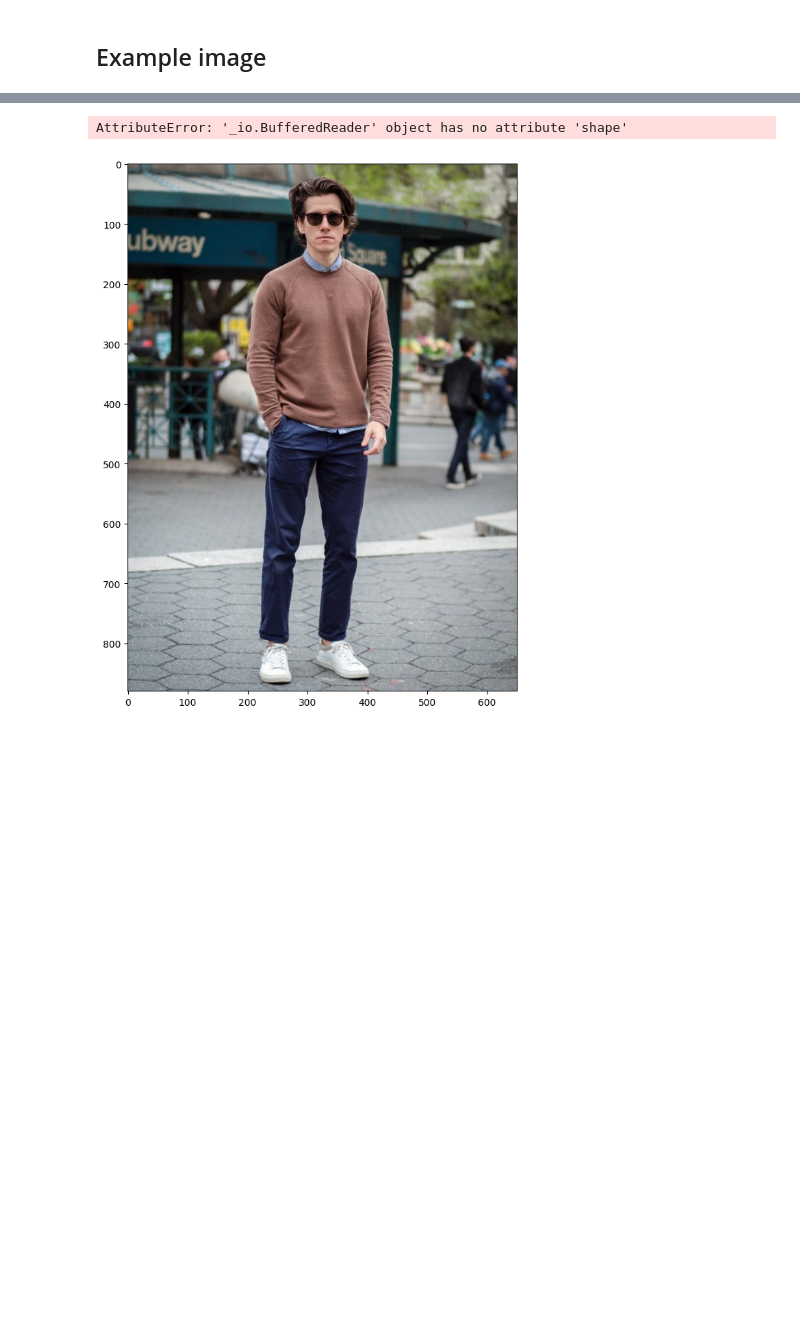
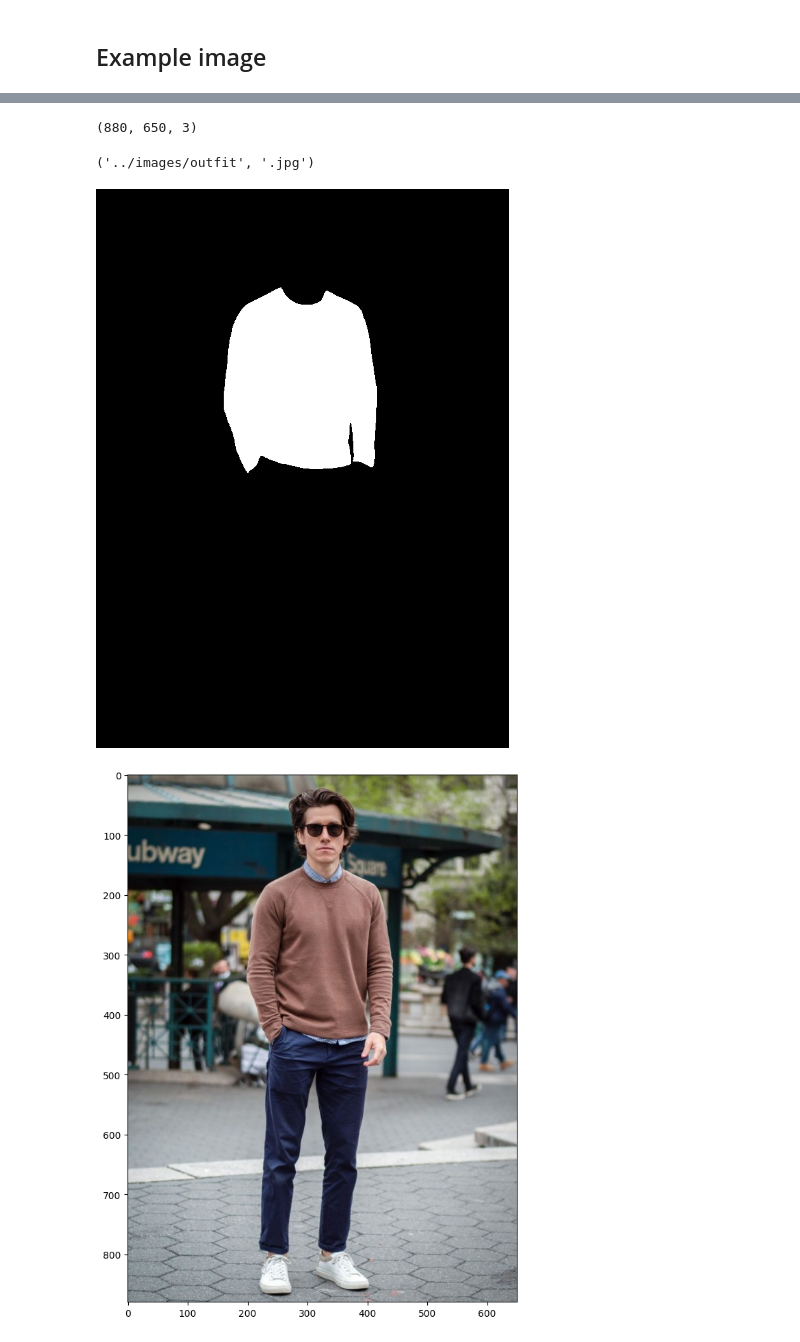
Before and after one commit to lasotaagency/SD-Hack, a Jupyter notebook: notebook/predictor_example.ipynb, the cells around one changed output, grey strips where cells are left out. Cells and saved outputs as stored; diff of their text form; code cells hidden in the pictures; blank space fills up the shorter version.

```diff
--- a/notebook/predictor_example.ipynb
+++ b/notebook/predictor_example.ipynb
@@ -47,4 +40,5 @@ x = open("../images/outfit.jpg", 'rb')
-# %%
-x.shape
-# %% [output]
-AttributeError: '_io.BufferedReader' object has no attribute 'shape'
+# %%
+x = cv2.imread('../images/outfit.jpg')
+x.shape
+# %% [output]
+(880, 650, 3)
@@ -51,3 +47,13 @@ AttributeError: '_io.BufferedReader' object has no attribute 'shape'
+# %%
+import os
+os.path.splitext("../images/outfit.jpg")
+# %% [output]
+('../images/outfit', '.jpg')
+# %%
+from PIL import Image
+Image.fromarray(bestmask)
+# %% [output]
+[figure, added]
 # %%
 image = cv2.imread('../images/outfit.jpg')
 image = cv2.cvtColor(image, cv2.COLOR_BGR2RGB)
```
Also changed, not shown: parts of 9 cells of this notebook, 8 other files.
